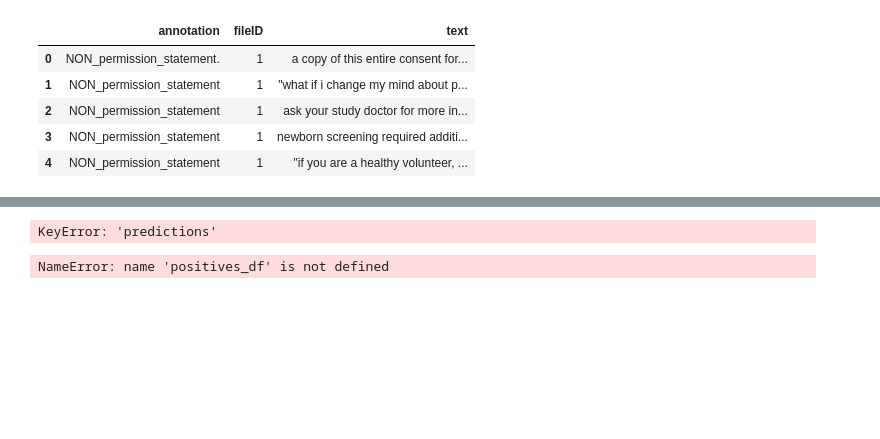
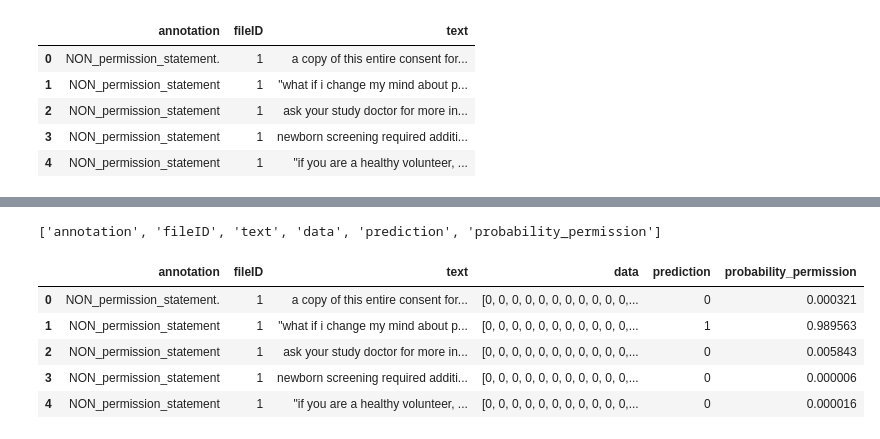
Before and after one commit to CooperStansbury/permission_pipeline, a Jupyter notebook: training_notebooks/train_custom_nn_models.ipynb, the cells around one changed output, grey strips where cells are left out. Saved outputs shown, nothing was run; the diff lists cells and outputs as text; code cells hidden in the pictures; blank space fills up the shorter version.

```diff
--- a/training_notebooks/train_custom_nn_models.ipynb
+++ b/training_notebooks/train_custom_nn_models.ipynb
@@ -415,10 +411,9 @@ pred_df.head()
 | 3 | NON_permission_statement | 1 | newborn screening required additi... |
 | 4 | NON_permission_statement | 1 | "if you are a healthy volunteer, ... |
 # %%
-vocabulary_size = 1000
-maxlen = 100
+# use the same vocab an maxlen
 
-tokenizer = Tokenizer(num_words= vocabulary_size)
+tokenizer = Tokenizer(num_words = vocabulary_size)
 tokenizer.fit_on_texts(pred_df['text'])
 sequences = tokenizer.texts_to_sequences(pred_df['text'])
 data = pad_sequences(sequences, maxlen=maxlen)
@@ -431,2 +428,4 @@ pred_df = pd.concat([pred_df, pos_seq_df], axis=1)
 # %%
 predictions = cnn_1.predict_classes(pred_df[new_col_names])
+# %%
+probability = cnn_1.predict_proba(pred_df[new_col_names])
@@ -432,0 +447,5 @@ predictions = cnn_1.predict_classes(pred_df[new_col_names])
+# %%
+proba_permission = []
+for px_NOT_permission, px_permission in probability:
+#     print(format(px_NOT_permission, 'f'), format(px_permission, 'f'))
+    proba_permission.append(format(px_permission, 'f'))
@@ -441,9 +468,18 @@ Percentage Predicted Positive:  0.1941
-# %%
-positives_df = df.loc[df['predictions'] == 1]
-# %% [output]
-KeyError: 'predictions'
-# %%
-for idx, row in positives_df.head(10).iterrows():
-    print(row['fileID'], row['text'], '\n')
-# %% [output]
-NameError: name 'positives_df' is not defined
+# %%
+pred_df['prediction'] = predictions
+pred_df['probability_permission'] = proba_permission
+
+cols_to_keep = [c for c in pred_df.columns if not c.__contains__('seq_posi')]
+print(cols_to_keep)
+
+slim_pred_df = pred_df[cols_to_keep]
+
+slim_pred_df.head()
+# %% [output]
+['annotation', 'fileID', 'text', 'data', 'prediction', 'probability_permission']
+|  | annotation | fileID | text | data | prediction | probability_permission |
+| 0 | NON_permission_statement. | 1 | a copy of this entire consent for... | [0, 0, 0, 0, 0, 0, 0, 0, 0, 0, 0,... | 0 | 0.000321 |
+| 1 | NON_permission_statement | 1 | "what if i change my mind about p... | [0, 0, 0, 0, 0, 0, 0, 0, 0, 0, 0,... | 1 | 0.989563 |
+| 2 | NON_permission_statement | 1 | ask your study doctor for more in... | [0, 0, 0, 0, 0, 0, 0, 0, 0, 0, 0,... | 0 | 0.005843 |
+| 3 | NON_permission_statement | 1 | newborn screening required additi... | [0, 0, 0, 0, 0, 0, 0, 0, 0, 0, 0,... | 0 | 0.000006 |
+| 4 | NON_permission_statement | 1 | "if you are a healthy volunteer, ... | [0, 0, 0, 0, 0, 0, 0, 0, 0, 0, 0,... | 0 | 0.000016 |
```
Also changed, not shown: parts of 27 cells of this notebook.
